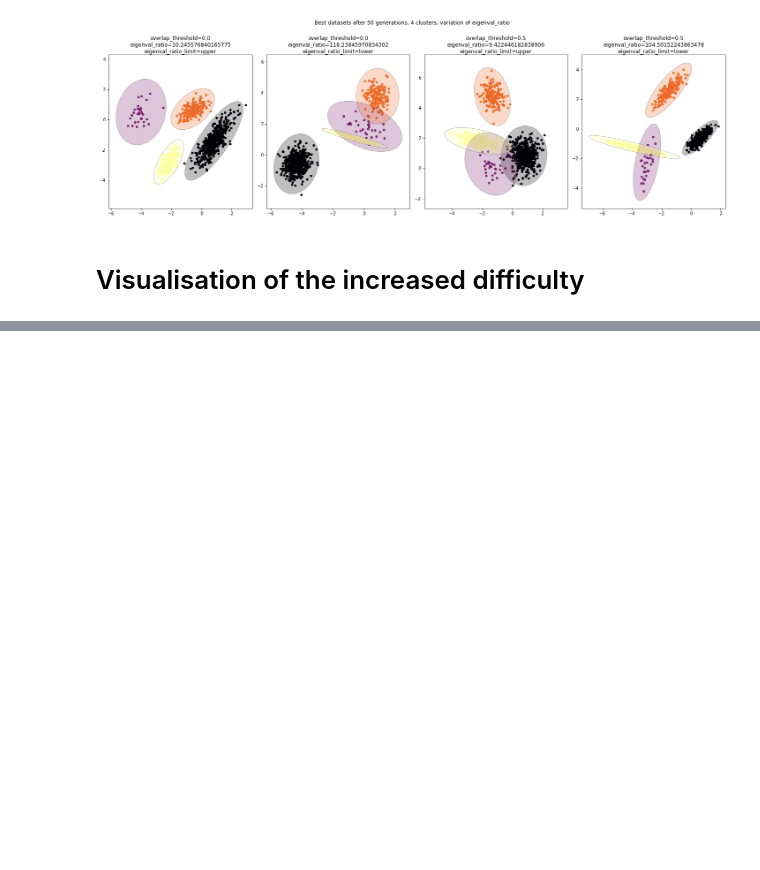
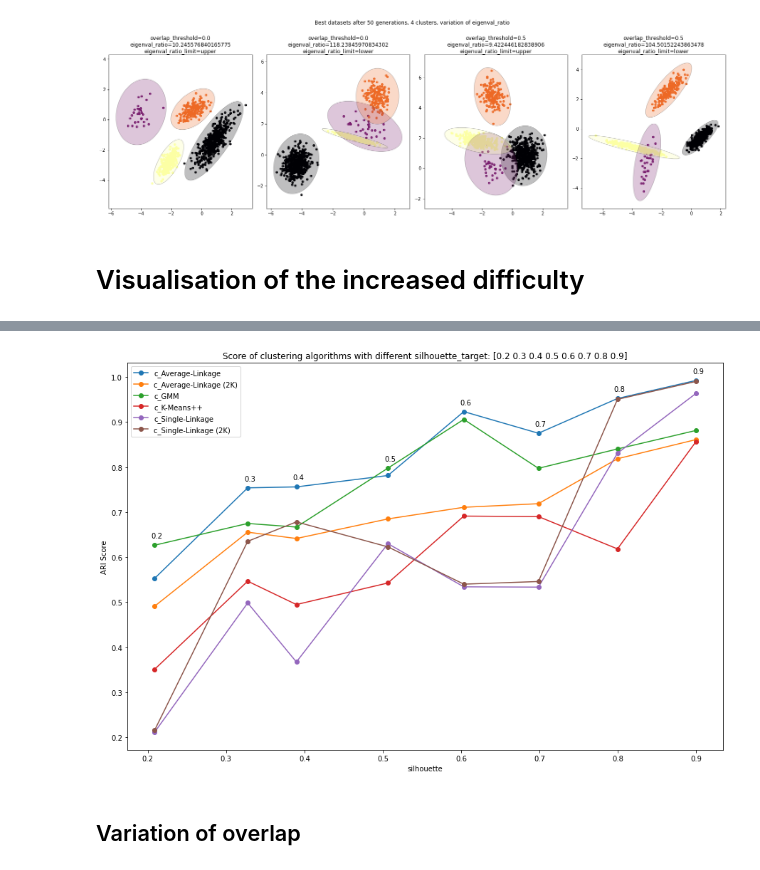
Before and after one commit to LudovicSterlin/projet-stochastic, a Jupyter notebook: clustering_datasets.ipynb, the cells around one changed output, grey strips where cells are left out. Saved outputs shown, nothing was run; the diff lists cells and outputs as text; code cells hidden in the pictures; blank space fills up the shorter version.

Commit message:
Make plot with more runs for evaluate clustering

```diff
--- a/clustering_datasets.ipynb
+++ b/clustering_datasets.ipynb
@@ -536,10 +361,0 @@ generator.run()
-# %%
-# Analyse the hawks datasets
-df, _ = hawks.analysis.analyse_datasets(
-    generator=generator,
-    source="HAWKS",
-    seed=SEED_NUM,
-    save=False
-)
-df = df.set_index("config_num")
-df.head(4)
@@ -553,6 +361,0 @@ df.head(4)
-# %%
-df_best = generator.stats[generator.stats["best_indiv"] ==1].set_index("config_id")
-overlap_threshold_Serie = df_best.overlap_threshold
-overlap_threshold_Serie.index.names = ["config_num"]
-df.insert(4, "overlap_threshold", overlap_threshold_Serie)
-df.head(4)
@@ -579,0 +400,22 @@ figsize=(15,10), title="Score of clustering algorithms with different overlap ta
+# %%
+# Variation of silhouettes
+SEED_NUM = 21
+silhouettes = list(np.linspace(0.2,0.9,num=8))
+config_silhouettes = {
+    "hawks": {
+        "seed_num": SEED_NUM,
+        "num_runs": 4,
+    },
+    "objectives": {
+        "silhouette": {
+            "target": silhouettes
+        }
+    },
+    "dataset": {
+        "num_clusters": 4
+    },
+}
+gen_s = run_config(config_silhouettes)
+# %%
+dfs = analyse_mean(gen_s)
+dfs.head(2)
@@ -579,0 +428,6 @@ figsize=(15,10), title="Score of clustering algorithms with different overlap ta
+# %%
+plot_param_variation(dfs, "silhouette_target", "silhouette", marker='o')
+# %% [output]
+[figure, added]
+# %% [markdown]
+## Variation of overlap
```
Also changed, not shown: parts of 23 cells of this notebook, 1 other file.
